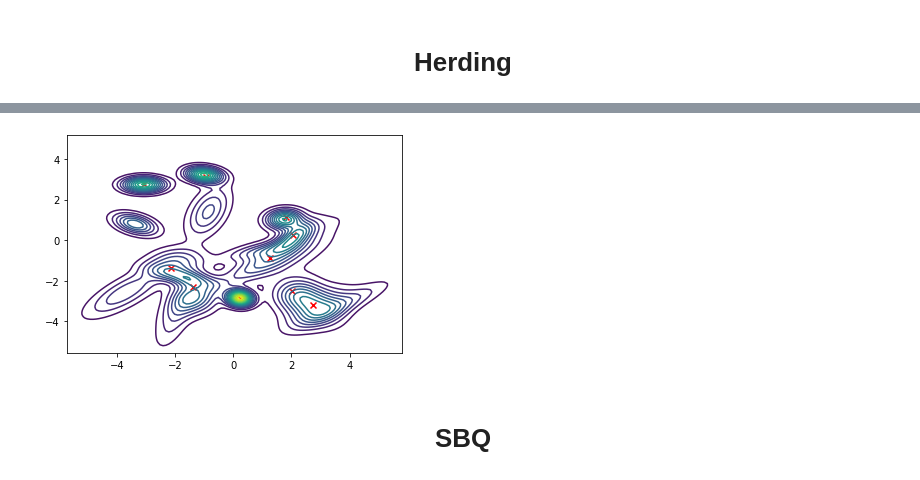
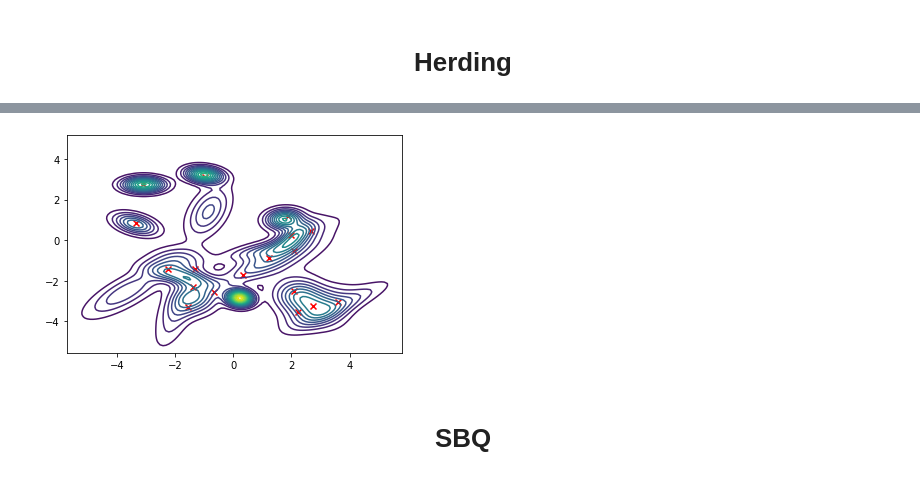
Before and after one commit to ChristopheVuong/MVA-BML-Project-Optimally-Weighted-Herding-is-Bayesian-Quadrature, a Jupyter notebook: Herding vs SBQ.ipynb, the cells around one changed output, grey strips where cells are left out. Cells and saved outputs as stored; diff of their text form; code cells hidden in the pictures.

```diff
--- a/Herding vs SBQ.ipynb
+++ b/Herding vs SBQ.ipynb
@@ -90,5 +126,5 @@ plotContour(gm,samples)
 # %%
-samples = herding(10,kernel,gm,area=area,samples=[])
+samplesH = herding(20,kernel,gm,area=area,samples=[])
 # %% [output]
 0
 1
@@ -103,7 +149,7 @@ samples = herding(10,kernel,gm,area=area,samples=[])
 # %%
-plotContour(gm,samples)
+plotContour(gm,samplesH)
 # %% [output]
-[figure, old version]
+[figure, new version]
 # %% [markdown]
 # <center>SBQ</center>
 # %%
```
Also changed, not shown: parts of 19 cells of this notebook, 1 other file.
